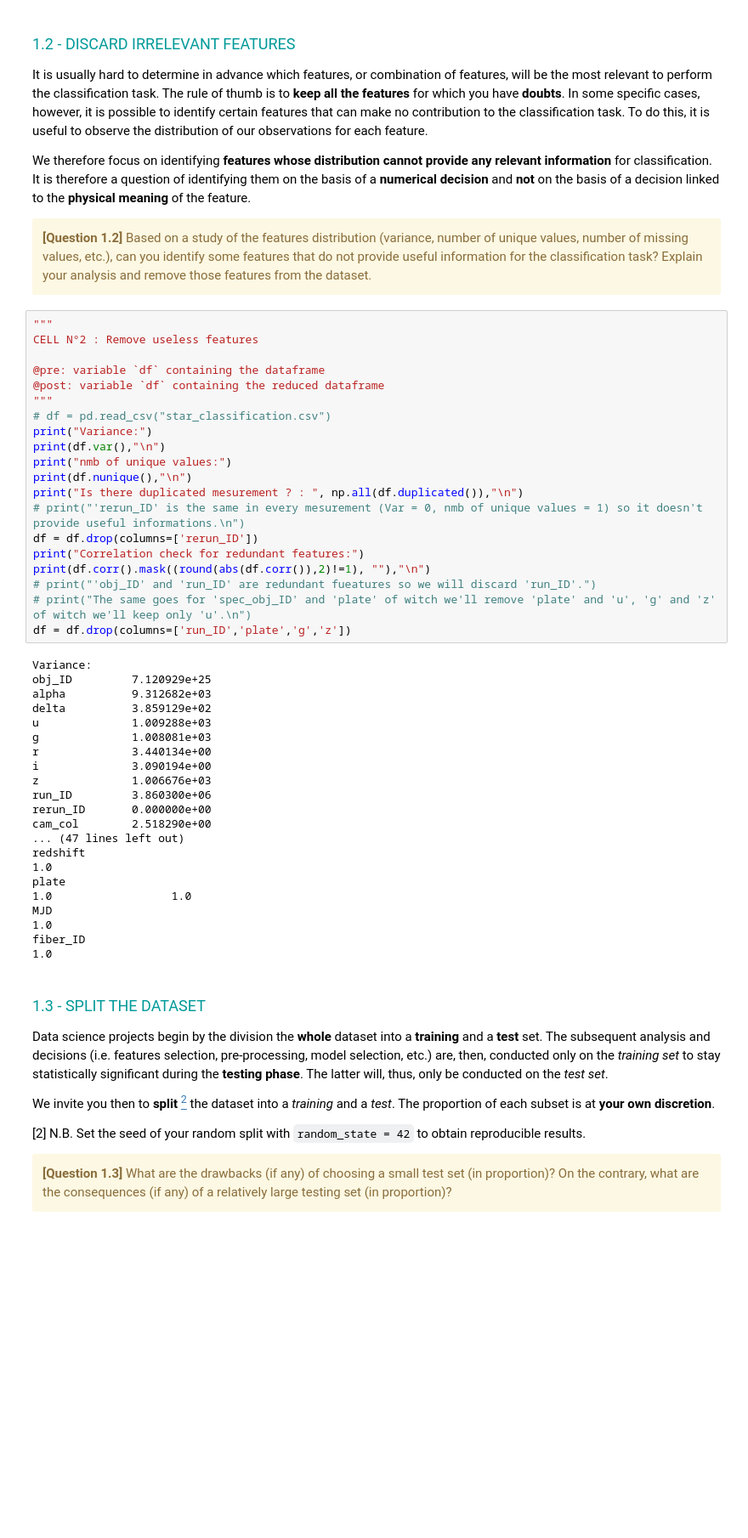
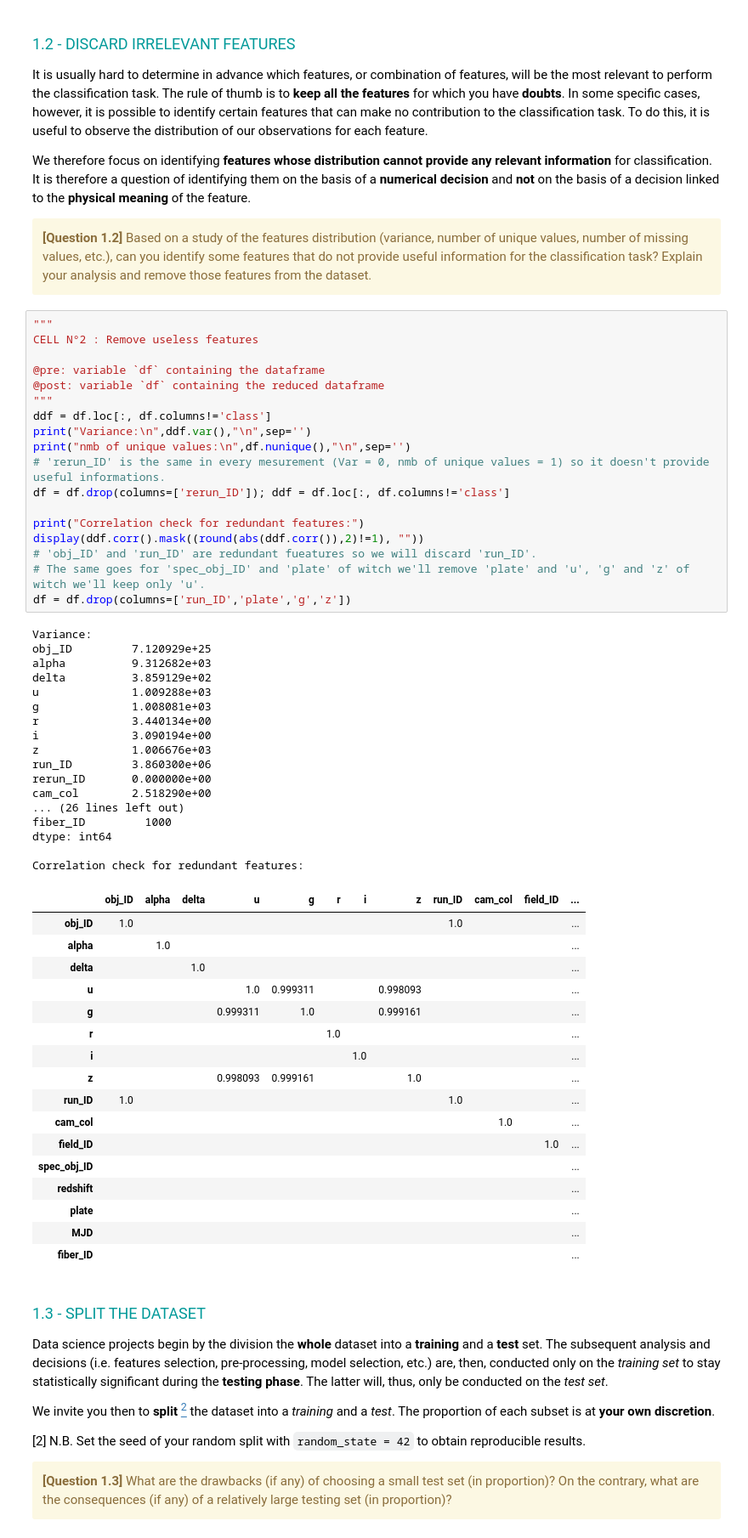
Before and after one commit to squifbe/Hackathon, a Jupyter notebook: H2/code_norah.ipynb, the cells around one changed output. Shown at 85% size. Drawn from its saved outputs; the diff is of its cells as text; blank space fills up the shorter version.

```diff
--- a/H2/code_norah.ipynb
+++ b/H2/code_norah.ipynb
@@ -167,41 +167,56 @@ We therefore focus on identifying **features whose distribution cannot provide a
 # %%
 """
 CELL N°2 : Remove useless features
 
 @pre: variable `df` containing the dataframe
 @post: variable `df` containing the reduced dataframe
 """
-# df = pd.read_csv("star_classification.csv")
-print("Variance:")
-print(df.var(),"\n")
-print("nmb of unique values:")
-print(df.nunique(),"\n")
-print("Is there duplicated mesurement ? : ", np.all(df.duplicated()),"\n")
-# print("'rerun_ID' is the same in every mesurement (Var = 0, nmb of unique values = 1) so it doesn't provide useful informations.\n")
-df = df.drop(columns=['rerun_ID'])
+ddf = df.loc[:, df.columns!='class']
+print("Variance:\n",ddf.var(),"\n",sep='')
+print("nmb of unique values:\n",df.nunique(),"\n",sep='')
+# 'rerun_ID' is the same in every mesurement (Var = 0, nmb of unique values = 1) so it doesn't provide useful informations.
+df = df.drop(columns=['rerun_ID']); ddf = df.loc[:, df.columns!='class']
+
 print("Correlation check for redundant features:")
-print(df.corr().mask((round(abs(df.corr()),2)!=1), ""),"\n")
-# print("'obj_ID' and 'run_ID' are redundant fueatures so we will discard 'run_ID'.")
-# print("The same goes for 'spec_obj_ID' and 'plate' of witch we'll remove 'plate' and 'u', 'g' and 'z' of witch we'll keep only 'u'.\n")
+display(ddf.corr().mask((round(abs(ddf.corr()),2)!=1), ""))
+# 'obj_ID' and 'run_ID' are redundant fueatures so we will discard 'run_ID'.
+# The same goes for 'spec_obj_ID' and 'plate' of witch we'll remove 'plate' and 'u', 'g' and 'z' of witch we'll keep only 'u'.
 df = df.drop(columns=['run_ID','plate','g','z'])
 # %% [output]
 Variance:
 obj_ID         7.120929e+25
 alpha          9.312682e+03
 delta          3.859129e+02
 u              1.009288e+03
 g              1.008081e+03
 r              3.440134e+00
 i              3.090194e+00
 z              1.006676e+03
 run_ID         3.860300e+06
 rerun_ID       0.000000e+00
 cam_col        2.518290e+00
-... (47 lines left out)
-redshift                                                                                                              1.0
-plate                                                                                                  1.0                  1.0
-MJD                                                                                                                              1.0
-fiber_ID                                                                                                                                  1.0
+... (26 lines left out)
+fiber_ID         1000
+dtype: int64
+
+Correlation check for redundant features:
+|  | obj_ID | alpha | delta | u | g | r | i | z | run_ID | cam_col | field_ID | ... |
+| obj_ID | 1.0 |  |  |  |  |  |  |  | 1.0 |  |  | ... |
+| alpha |  | 1.0 |  |  |  |  |  |  |  |  |  | ... |
+| delta |  |  | 1.0 |  |  |  |  |  |  |  |  | ... |
+| u |  |  |  | 1.0 | 0.999311 |  |  | 0.998093 |  |  |  | ... |
+| g |  |  |  | 0.999311 | 1.0 |  |  | 0.999161 |  |  |  | ... |
+| r |  |  |  |  |  | 1.0 |  |  |  |  |  | ... |
+| i |  |  |  |  |  |  | 1.0 |  |  |  |  | ... |
+| z |  |  |  | 0.998093 | 0.999161 |  |  | 1.0 |  |  |  | ... |
+| run_ID | 1.0 |  |  |  |  |  |  |  | 1.0 |  |  | ... |
+| cam_col |  |  |  |  |  |  |  |  |  | 1.0 |  | ... |
+| field_ID |  |  |  |  |  |  |  |  |  |  | 1.0 | ... |
+| spec_obj_ID |  |  |  |  |  |  |  |  |  |  |  | ... |
+| redshift |  |  |  |  |  |  |  |  |  |  |  | ... |
+| plate |  |  |  |  |  |  |  |  |  |  |  | ... |
+| MJD |  |  |  |  |  |  |  |  |  |  |  | ... |
+| fiber_ID |  |  |  |  |  |  |  |  |  |  |  | ... |
 # %% [markdown]
 <font size=4 color=#009999> <br> 1.3 - SPLIT THE DATASET </font> <br>
 
```
Also changed, not shown: parts of 4 cells of this notebook.
